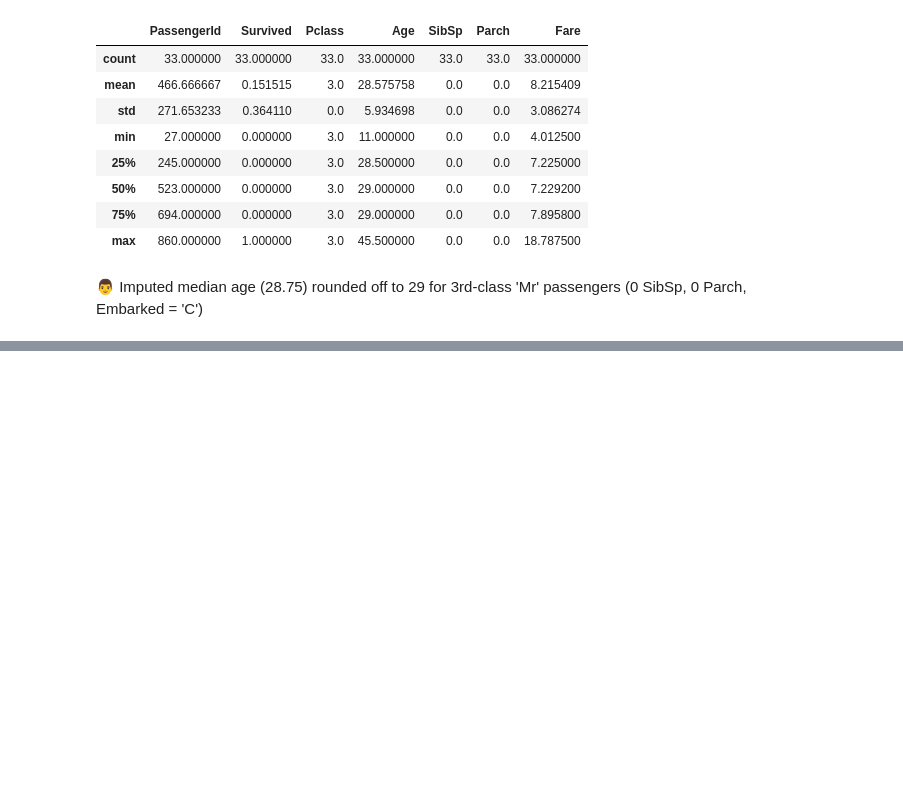
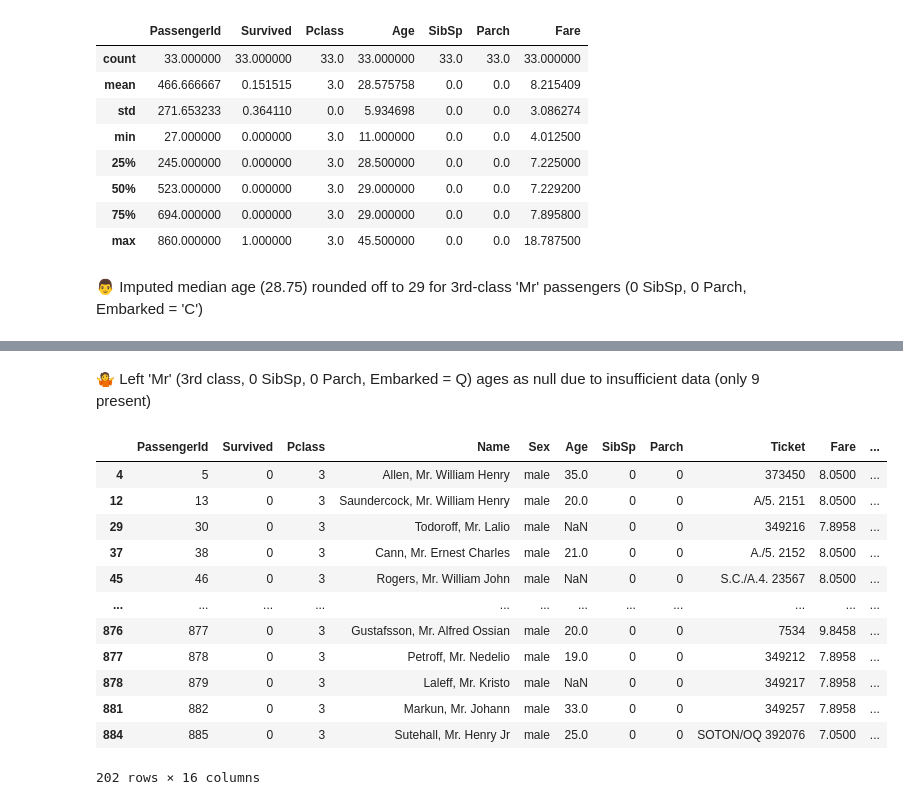
Before and after one commit to Restart29/titanic-analysis, a Jupyter notebook: notebooks/titanic.ipynb, the cells around one changed output, grey strips where cells are left out. Cells and saved outputs as stored; diff of their text form; code cells hidden in the pictures; blank space fills up the shorter version.

```diff
--- a/notebooks/titanic.ipynb
+++ b/notebooks/titanic.ipynb
@@ -2217,0 +2250,18 @@ change_db_cleaned.loc[(change_db_cleaned['Title']=='Mr')&(change_db_cleaned['Pcl
+# %% [markdown]
+🤷 Left 'Mr' (3rd class, 0 SibSp, 0 Parch, Embarked = Q) ages as null due to insufficient data (only 9 present)
+# %%
+change_db2.loc[(change_db2['Title']=='Mr')&(change_db2['Pclass']==3)&(change_db2['SibSp']==0)&(change_db2['Parch']==0)&(change_db2['Embarked']=='S')]
+# %% [output]
+|  | PassengerId | Survived | Pclass | Name | Sex | Age | SibSp | Parch | Ticket | Fare | ... |
+| 4 | 5 | 0 | 3 | Allen, Mr. William Henry | male | 35.0 | 0 | 0 | 373450 | 8.0500 | ... |
+| 12 | 13 | 0 | 3 | Saundercock, Mr. William Henry | male | 20.0 | 0 | 0 | A/5. 2151 | 8.0500 | ... |
+| 29 | 30 | 0 | 3 | Todoroff, Mr. Lalio | male | NaN | 0 | 0 | 349216 | 7.8958 | ... |
+| 37 | 38 | 0 | 3 | Cann, Mr. Ernest Charles | male | 21.0 | 0 | 0 | A./5. 2152 | 8.0500 | ... |
+| 45 | 46 | 0 | 3 | Rogers, Mr. William John | male | NaN | 0 | 0 | S.C./A.4. 23567 | 8.0500 | ... |
+| ... | ... | ... | ... | ... | ... | ... | ... | ... | ... | ... | ... |
+| 876 | 877 | 0 | 3 | Gustafsson, Mr. Alfred Ossian | male | 20.0 | 0 | 0 | 7534 | 9.8458 | ... |
+| 877 | 878 | 0 | 3 | Petroff, Mr. Nedelio | male | 19.0 | 0 | 0 | 349212 | 7.8958 | ... |
+| 878 | 879 | 0 | 3 | Laleff, Mr. Kristo | male | NaN | 0 | 0 | 349217 | 7.8958 | ... |
+| 881 | 882 | 0 | 3 | Markun, Mr. Johann | male | 33.0 | 0 | 0 | 349257 | 7.8958 | ... |
+| 884 | 885 | 0 | 3 | Sutehall, Mr. Henry Jr | male | 25.0 | 0 | 0 | SOTON/OQ 392076 | 7.0500 | ... |
+202 rows × 16 columns
```
Also changed, not shown: parts of 11 cells of this notebook.
